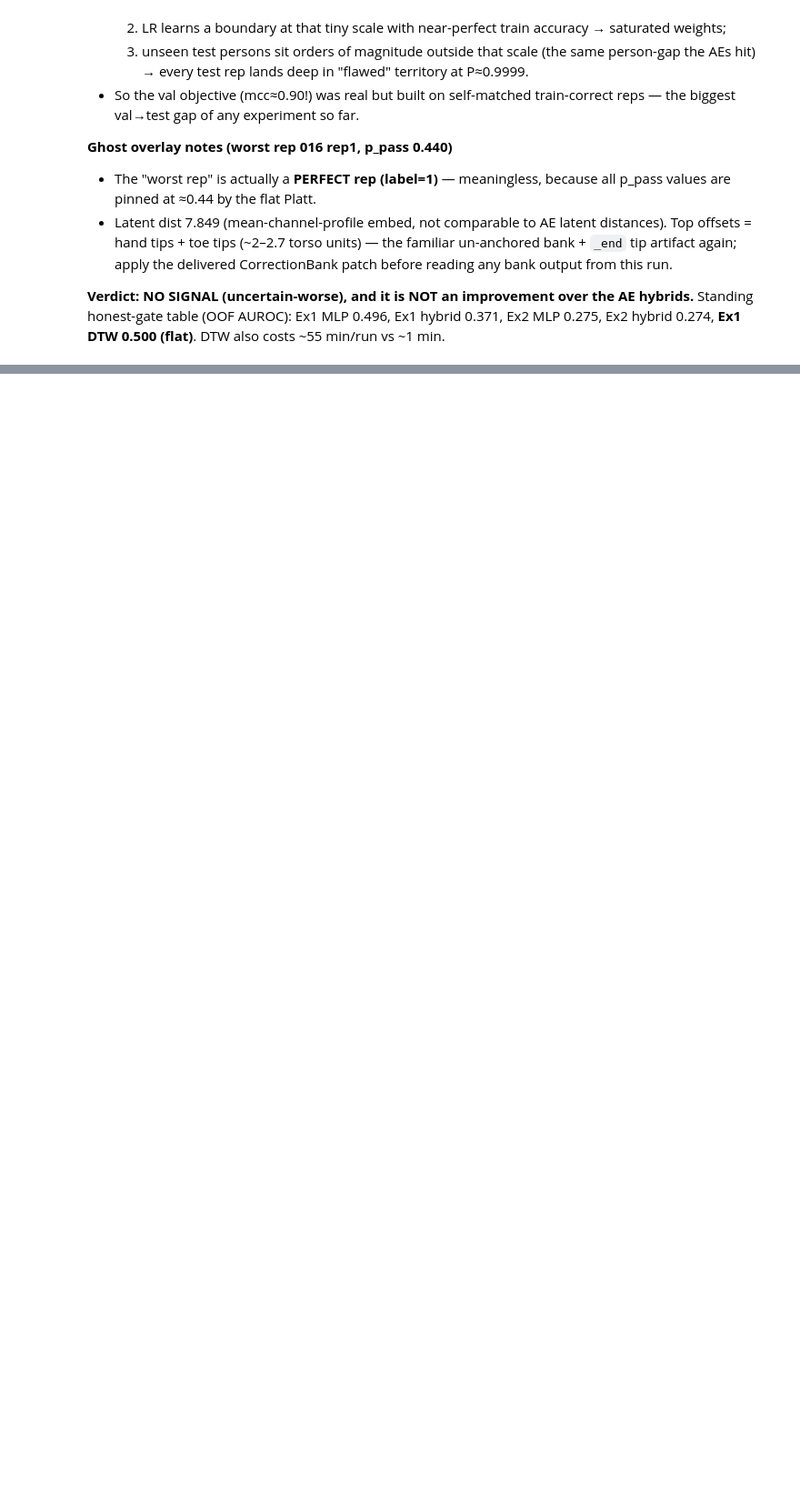
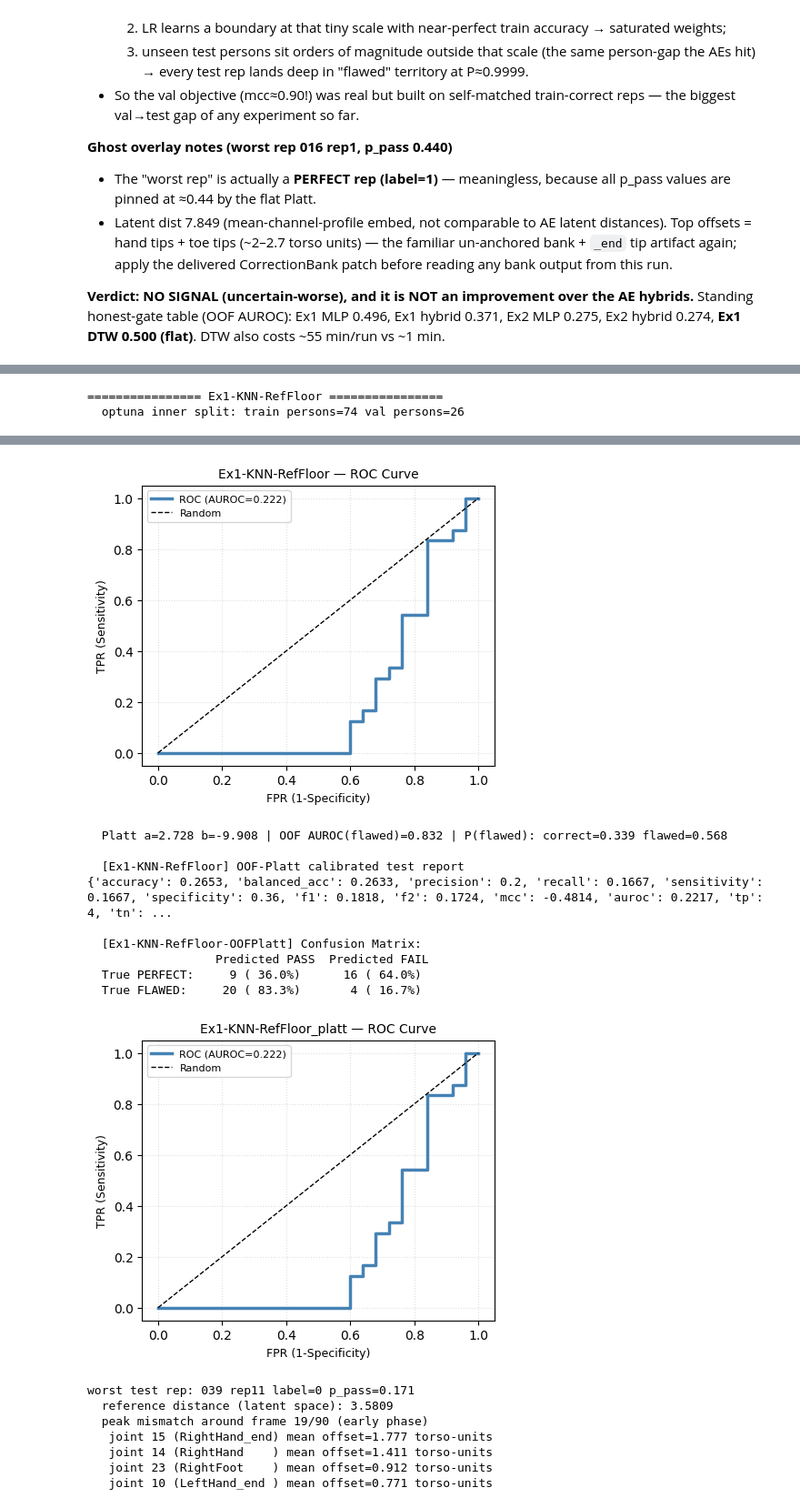
Before and after one commit to waquar003/pose-detection-physiotherapy, a Jupyter notebook: notebooks/model-train-ex1.ipynb, the cells around one changed output, grey strips where cells are left out. Shown at 91% size. Cells and saved outputs as stored; diff of their text form; code cells hidden in the pictures; blank space fills up the shorter version.

Commit message:
knn ref floor tried

```diff
--- a/notebooks/model-train-ex1.ipynb
+++ b/notebooks/model-train-ex1.ipynb
@@ -671,13 +673,14 @@ def run_experiment(spec, feat_train, feat_test, n_trials=N_TRIALS, n_folds=2, sh
 
     best  = finalize_for(spec, study, feat_train, feat_test)
     platt = platt_fit_oof_for(spec, study, feat_train, n_folds=n_folds)
-    p_pass = platt_p_perfect(platt, best["scores"])
-    m = compute_all_metrics(best["y"], (p_pass >= 0.5).astype(int), p_pass)
+    p_flawed = platt_p_flawed(platt, best["scores"])
+    y_pred_platt = (p_flawed < 0.5).astype(int)      # PASS when P(flawed) < 0.5
+    m = compute_all_metrics(best["y"], y_pred_platt, 1.0 - p_flawed)  # proba for PERFECT class
     print(f"\n  [{ex}] OOF-Platt calibrated test report")
     print({k: (round(v, 4) if isinstance(v, (int, float, np.floating)) else v) for k, v in m.items()})
-    print_confusion_matrix(best["y"], (p_pass >= 0.5).astype(int), f"{ex}-OOFPlatt")
-    plot_roc_curve(best["y"], p_pass, f"{ex}_platt")
-    best.update(platt=platt, p_pass=p_pass, p_metrics=m)
+    print_confusion_matrix(best["y"], y_pred_platt, f"{ex}-OOFPlatt")
+    plot_roc_curve(best["y"], 1.0 - p_flawed, f"{ex}_platt")
+    best.update(platt=platt, p_flawed=p_flawed, p_metrics=m)
 
     if show_bank:
         model, scaler = best["model"], best["scaler"]
@@ -1077,0 +1125,31 @@ DTW also costs ~55 min/run vs ~1 min.
+# %%
+class KNNSpec(ArchSpec):
+    name       = "Ex1-KNN-RefFloor"
+    supervised = True          # uses labels only to build the CORRECT ref pool
+
+    def search_space(self, trial):
+        return {
+            "k":   trial.suggest_categorical("k", [1, 3, 5, 7, 11]),
+            "blk": trial.suggest_categorical(
+                       "blk", ["full", "ang", "pos", "bone", "dang"]),
+            "q":   trial.suggest_float("q", 50.0, 95.0),
+        }
+
+    def pack(self, rows):
+        X = np.stack([r["X2d"] for r in rows], 0) if isinstance(rows[0], dict) \
+            else np.asarray(rows)
+        return np.asarray(X, dtype=np.float32)
+
+    def train(self, X, y, params, seed):
+        if y is None:
+            raise ValueError("KNNSpec is supervised — needs labels")
+        return KNNRefFloor(params).fit(X, y)
+
+    def score(self, model, X, p):
+        return model.scores(np.asarray(X))
+
+    def embed(self, model, X):     # for CorrectionBank: mean channel profile
+        return np.asarray(X).mean(axis=1)
+# %%
+knn_bundle = run_experiment(KNNSpec(), feat_train, feat_test, ex_name="Ex1-KNN-RefFloor")
+# %% [output]
@@ -1077,0 +1157,2 @@ DTW also costs ~55 min/run vs ~1 min.
+================ Ex1-KNN-RefFloor ================
+  optuna inner split: train persons=74 val persons=26
@@ -1077,0 +1176,18 @@ DTW also costs ~55 min/run vs ~1 min.
+[figure, added]
+  Platt a=2.728 b=-9.908 | OOF AUROC(flawed)=0.832 | P(flawed): correct=0.339 flawed=0.568
+
+  [Ex1-KNN-RefFloor] OOF-Platt calibrated test report
+{'accuracy': 0.2653, 'balanced_acc': 0.2633, 'precision': 0.2, 'recall': 0.1667, 'sensitivity': 0.1667, 'specificity': 0.36, 'f1': 0.1818, 'f2': 0.1724, 'mcc': -0.4814, 'auroc': 0.2217, 'tp': 4, 'tn': ...
+
+  [Ex1-KNN-RefFloor-OOFPlatt] Confusion Matrix:
+                  Predicted PASS  Predicted FAIL
+  True PERFECT:     9 ( 36.0%)      16 ( 64.0%)
+  True FLAWED:     20 ( 83.3%)       4 ( 16.7%)
+[figure, added]
+worst test rep: 039 rep11 label=0 p_pass=0.171
+  reference distance (latent space): 3.5809
+  peak mismatch around frame 19/90 (early phase)
+   joint 15 (RightHand_end) mean offset=1.777 torso-units
+   joint 14 (RightHand    ) mean offset=1.411 torso-units
+   joint 23 (RightFoot    ) mean offset=0.912 torso-units
+   joint 10 (LeftHand_end ) mean offset=0.771 torso-units
```
Also changed, not shown: parts of 6 cells of this notebook, 1 other file.
